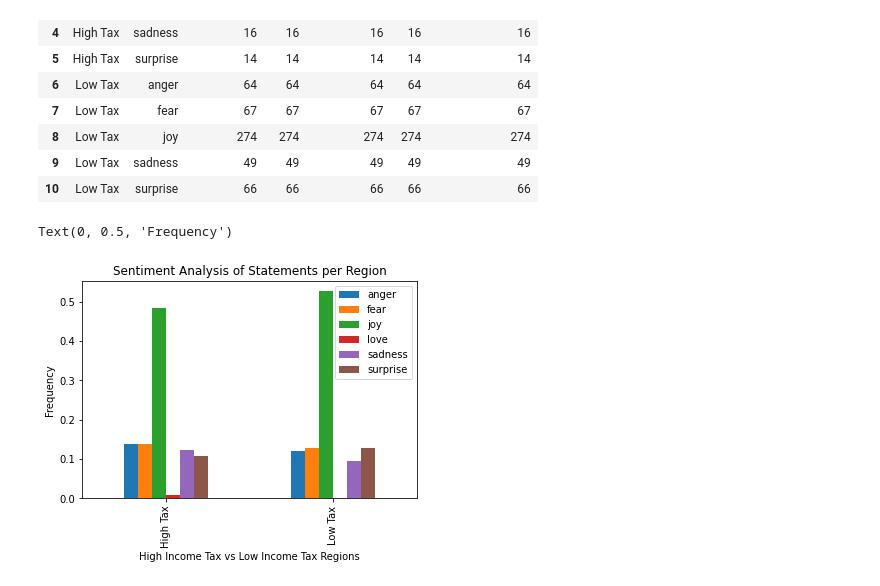
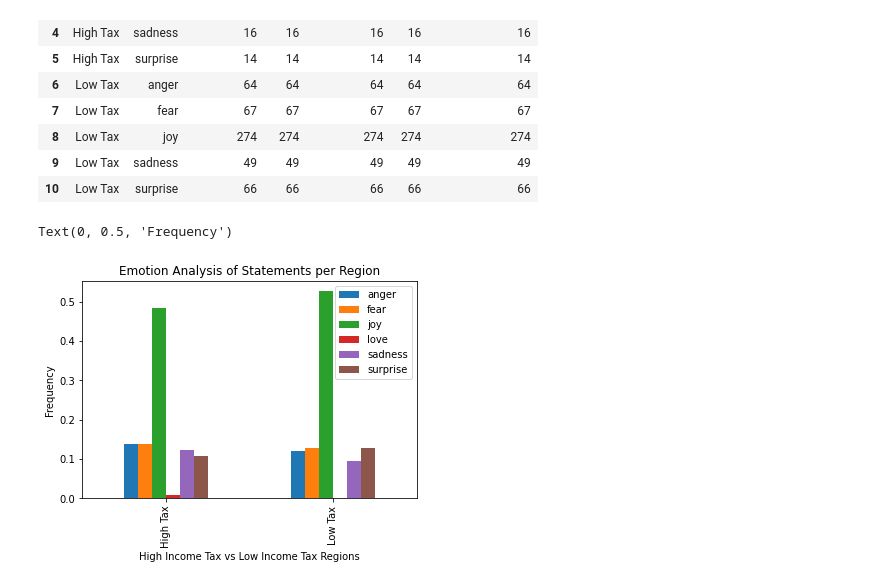
Before and after one commit to skochar1/the-pile-state-analysis, a Jupyter notebook: distilBERTEmotionData1-modeled.ipynb, the cells around one changed output. Saved outputs shown, nothing was run; the diff lists cells and outputs as text; code cells hidden in the pictures.

```diff
--- a/distilBERTEmotionData1-modeled.ipynb
+++ b/distilBERTEmotionData1-modeled.ipynb
@@ -294,21 +294,21 @@ df2
 # %%
 import matplotlib.pyplot as plt
 import numpy as np
 
 plotdata = pd.DataFrame({
     'anger':[18/130, 63/520],
     'fear':[18/130, 67/520],
     'joy':[63/130, 274/520],
     'love':[1/130, 0/403],
     'sadness':[16/130, 49/520],
     'surprise':[14/130, 66/520]
     },
     index=["High Tax", "Low Tax"]
 )
 plotdata.plot(kind="bar")
-plt.title("Sentiment Analysis of Statements per Region")
+plt.title("Emotion Analysis of Statements per Region")
 plt.xlabel("High Income Tax vs Low Income Tax Regions")
 plt.ylabel("Frequency")
 # %% [output]
 Text(0, 0.5, 'Frequency')
-[figure, old version]
+[figure, new version]
```
Also changed, not shown: parts of 3 cells of this notebook.
